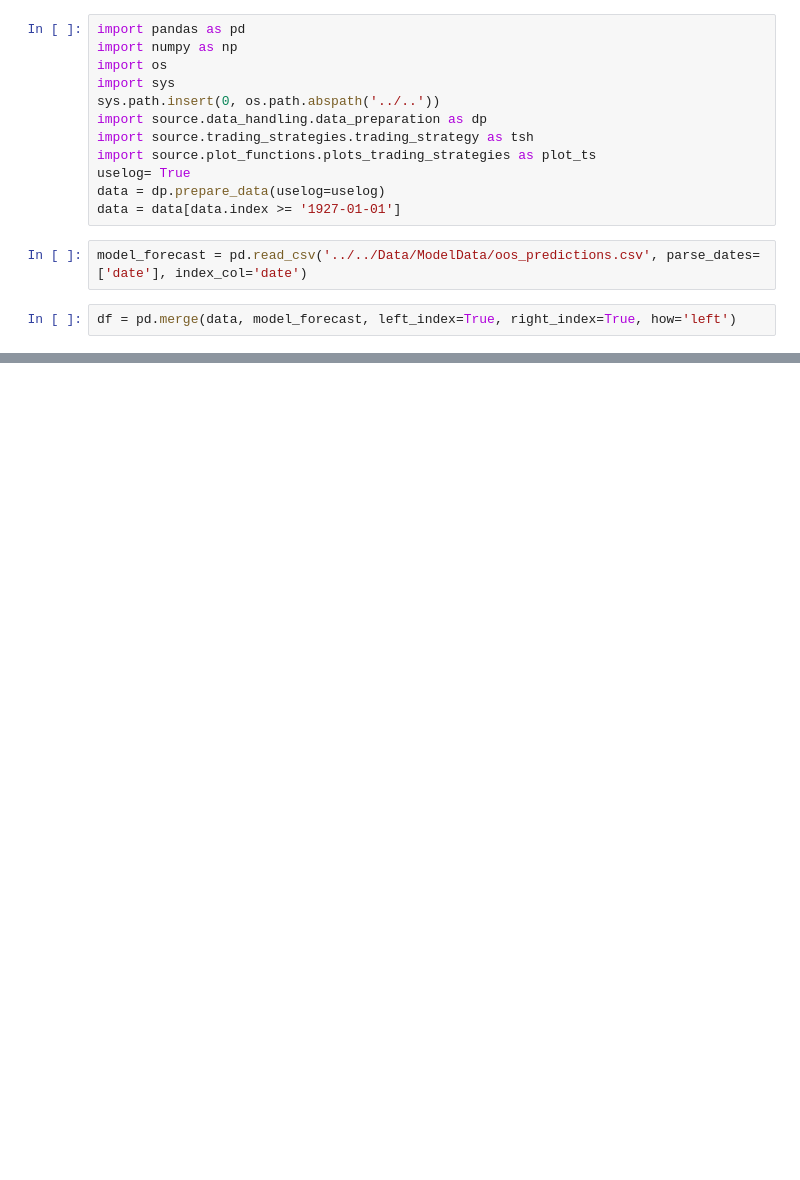
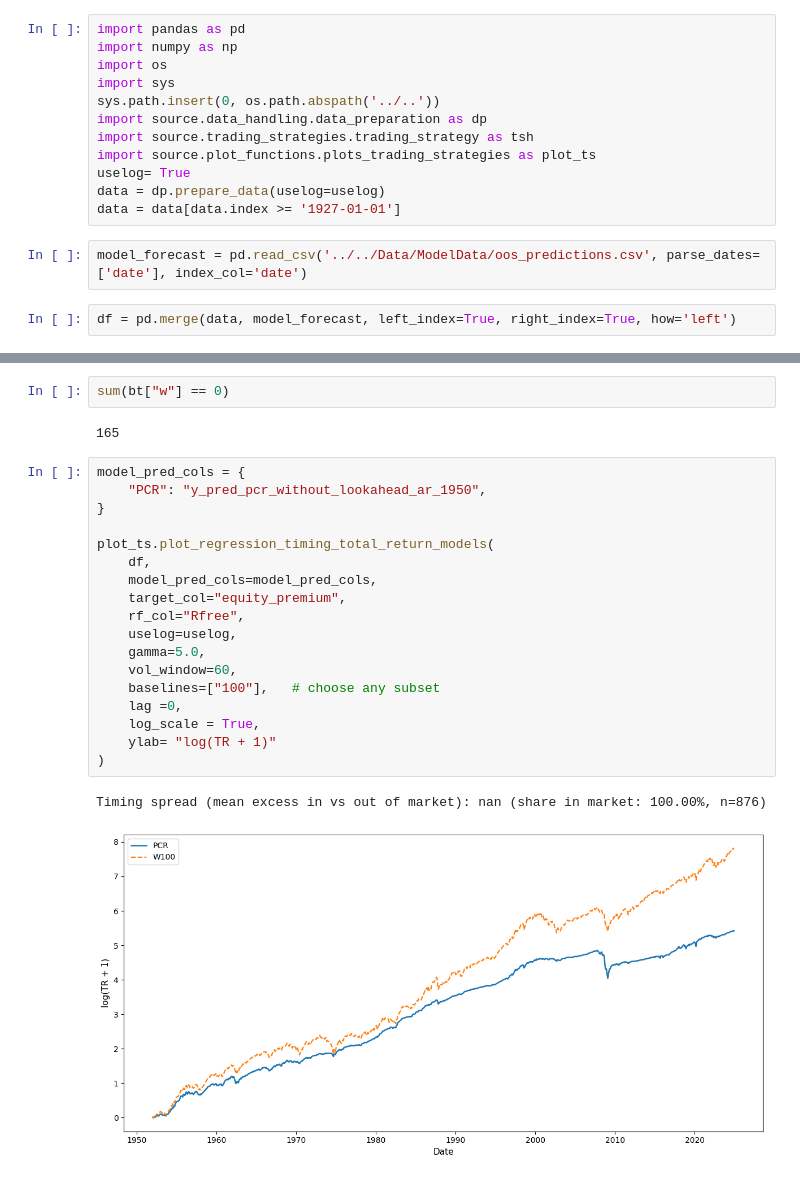
Before and after one commit to KiliTili/Masterarbeit, a Jupyter notebook: Notebooks/Trading_strategies/EP_trading_strategies.ipynb, the cells around one changed output, grey strips where cells are left out. Cells and saved outputs as stored; diff of their text form; blank space fills up the shorter version.

```diff
--- a/Notebooks/Trading_strategies/EP_trading_strategies.ipynb
+++ b/Notebooks/Trading_strategies/EP_trading_strategies.ipynb
@@ -53,3 +94,28 @@ W100           NaN        NaN         NaN
+# %%
+sum(bt["w"] == 0)
+# %% [output]
+165
+# %%
+model_pred_cols = {
+    "PCR": "y_pred_pcr_without_lookahead_ar_1950",
+}
+
+plot_ts.plot_regression_timing_total_return_models(
+    df,
+    model_pred_cols=model_pred_cols,
+    target_col="equity_premium",
+    rf_col="Rfree",
+    uselog=uselog,
+    gamma=5.0,
+    vol_window=60,
+    baselines=["100"],   # choose any subset
+    lag =0,
+    log_scale = True,
+    ylab= "log(TR + 1)"
+)
+# %% [output]
+Timing spread (mean excess in vs out of market): nan (share in market: 100.00%, n=876)
+[figure, added]
 # %%
 #loop over all columns containing "y_pred" and backtest each strategy
 for col in df.columns:
```
Also changed, not shown: parts of 10 cells of this notebook, 6 other files.
